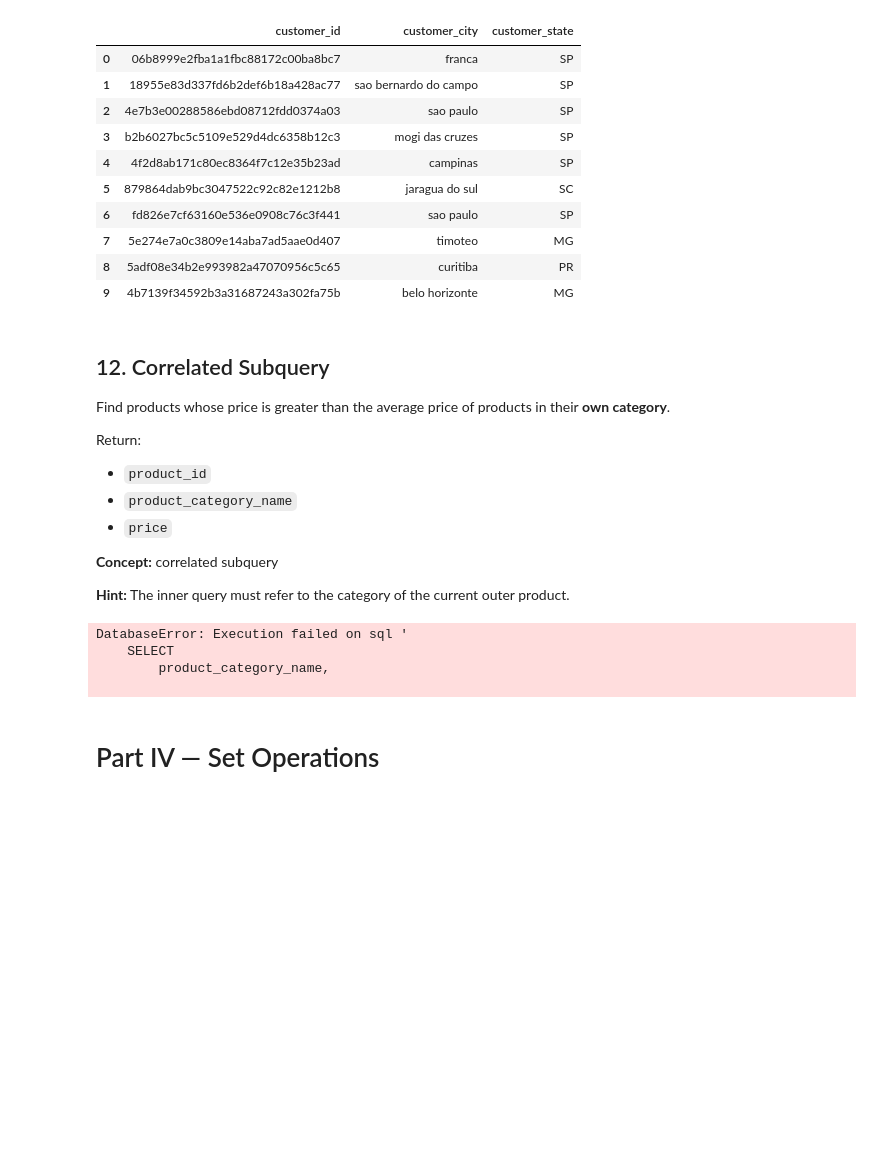
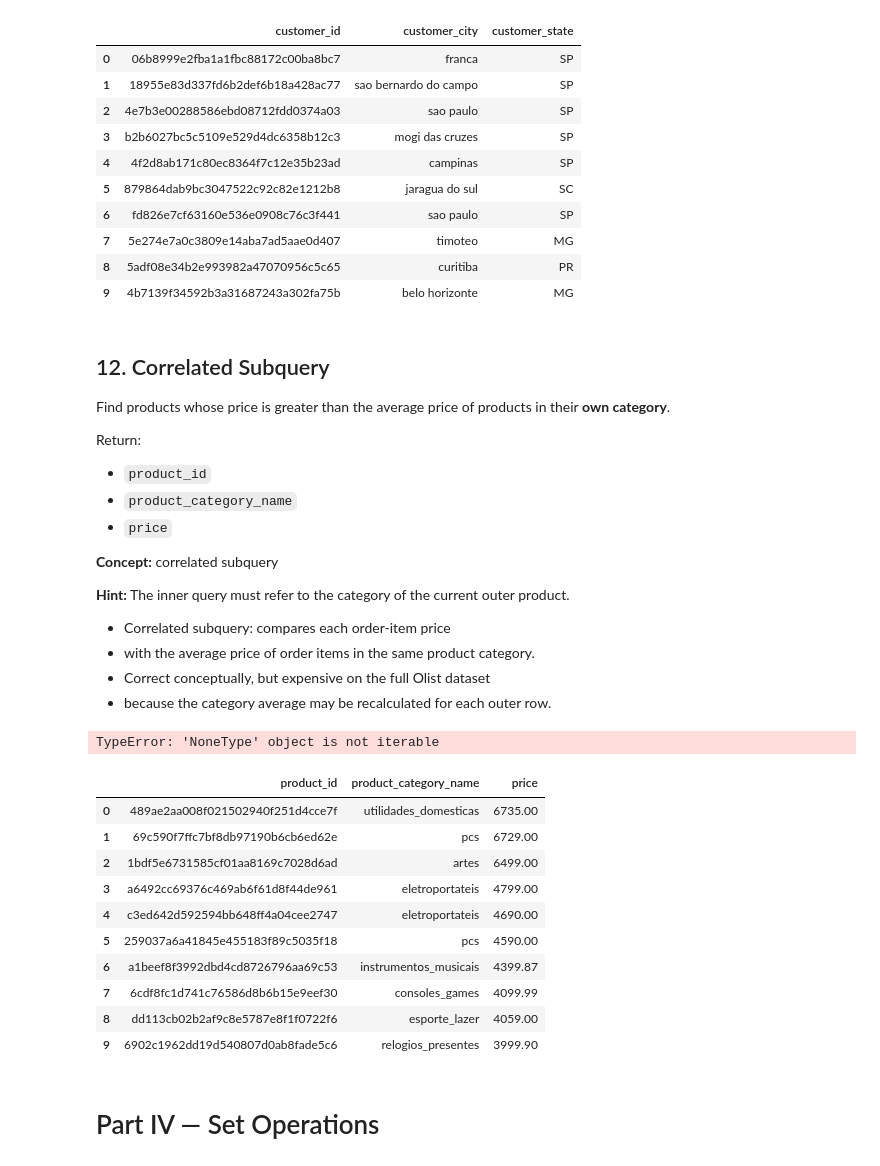
Before and after one commit to Thomasayanfeoluwa/2026-Python-Training-Class---Tutorial-For-Beginners, a Jupyter notebook: OLISTs/exercises_solutions/olists_exercises.ipynb, the cells around one changed output. Drawn from its saved outputs; the diff is of its cells as text; code cells hidden in the pictures; blank space fills up the shorter version.

```diff
--- a/OLISTs/exercises_solutions/olists_exercises.ipynb
+++ b/OLISTs/exercises_solutions/olists_exercises.ipynb
@@ -734,22 +734,67 @@ Return:
 **Concept:** correlated subquery
 
 **Hint:** The inner query must refer to the category of the current outer product.
+
+- Correlated subquery: compares each order-item price
+- with the average price of order items in the same product category.
+- Correct conceptually, but expensive on the full Olist dataset
+- because the category average may be recalculated for each outer row.
-# %%
-run_sql("""
-    SELECT
-        p.product_id,
-        p.product_category_name,
-        o.price
-    FROM products AS p
-    INNER JOIN
-
-
-""")
-# %% [output]
-DatabaseError: Execution failed on sql '
-    SELECT
-        product_category_name,
-
+# %%
+run_sql("""
+    SELECT
+        p.product_id,
+        p.product_category_name,
+        o.price
+    FROM products AS p
+    INNER JOIN order_items AS o
+        ON p.product_id = o.product_id
+    WHERE o.price > (
+        SELECT AVG(o2.price)
+        FROM order_items AS o2
+        INNER JOIN products AS p2
+            ON o2.product_id = p2.product_id
+        WHERE p2.product_category_name = p.product_category_name
+    )
+    ORDER BY o.price DESC
+    LIMIT 10
+""")
+# %% [output]
+TypeError: 'NoneType' object is not iterable
+# %%
+run_sql("""
+    SELECT
+        p.product_id,
+        p.product_category_name,
+        o.price
+    FROM products AS p
+    INNER JOIN order_items AS o
+        ON p.product_id = o.product_id
+    INNER JOIN (
+        SELECT
+            p2.product_category_name,
+            AVG(o2.price) AS category_avg_price
+        FROM products p2
+        INNER JOIN order_items AS o2
+            ON p2.product_id = o2.product_id
+        GROUP BY p2.product_category_name
+    ) AS category_avg
+        ON p.product_category_name = category_avg.product_category_name
+    WHERE o.price > category_avg.category_avg_price
+    ORDER BY o.price DESC
+    LIMIT 10
+""")
+# %% [output]
+|  | product_id | product_category_name | price |
+| 0 | 489ae2aa008f021502940f251d4cce7f | utilidades_domesticas | 6735.00 |
+| 1 | 69c590f7ffc7bf8db97190b6cb6ed62e | pcs | 6729.00 |
+| 2 | 1bdf5e6731585cf01aa8169c7028d6ad | artes | 6499.00 |
+| 3 | a6492cc69376c469ab6f61d8f44de961 | eletroportateis | 4799.00 |
+| 4 | c3ed642d592594bb648ff4a04cee2747 | eletroportateis | 4690.00 |
+| 5 | 259037a6a41845e455183f89c5035f18 | pcs | 4590.00 |
+| 6 | a1beef8f3992dbd4cd8726796aa69c53 | instrumentos_musicais | 4399.87 |
+| 7 | 6cdf8fc1d741c76586d8b6b15e9eef30 | consoles_games | 4099.99 |
+| 8 | dd113cb02b2af9c8e5787e8f1f0722f6 | esporte_lazer | 4059.00 |
+| 9 | 6902c1962dd19d540807d0ab8fade5c6 | relogios_presentes | 3999.90 |
 # %% [markdown]
 # Part IV — Set Operations
 # %% [markdown]
```
Also changed, not shown: parts of 8 cells of this notebook.
